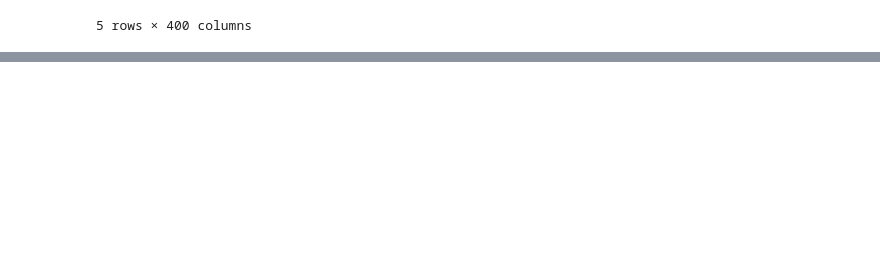
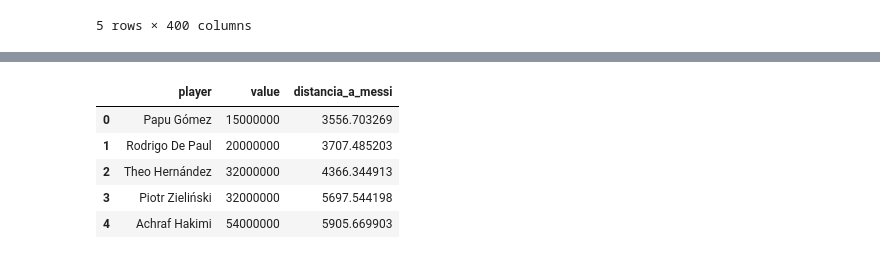
Before and after one commit to joacokoif/tp2_fulbo_ldd, a Jupyter notebook: tp2_LDD_Futbol_Analytics.ipynb, the cells around one changed output, grey strips where cells are left out. Saved outputs shown, nothing was run; the diff lists cells and outputs as text; code cells hidden in the pictures; blank space fills up the shorter version.

```diff
--- a/tp2_LDD_Futbol_Analytics.ipynb
+++ b/tp2_LDD_Futbol_Analytics.ipynb
@@ -546 +555,26 @@ messi_data_num.dropna(inplace=True)
+# %%
+# Calcular la distancia euclidiana entre Messi y todos los jugadores
+distances = euclidean_distances(data_jugadores_num.values, messi_data_num.values.reshape(1, -1))
+
+# Añadir las distancias al dataframe data_jugadores
+data_jugadores['distancia_a_messi'] = distances.flatten()
+
+# Obtener el valor de mercado de Messi para filtrar
+messi_value = messi_data['value'].values[0]
+
+# Filtrar por jugadores cuyo valor de mercado es menor que el de Messi y ordenar por distancia
+similar_a_messi = data_jugadores[data_jugadores['value'] < messi_value].sort_values(by='distancia_a_messi')
+
+# Mostrar la recomendación con las columnas de interés
+recomendacion = similar_a_messi[['player', 'value', 'distancia_a_messi']].reset_index(drop=True).reset_index(drop=True)
+
+# Mostrar el resultado
+recomendacion.head()
+# %% [output]
+|  | player | value | distancia_a_messi |
+| 0 | Papu Gómez | 15000000 | 3556.703269 |
+| 1 | Rodrigo De Paul | 20000000 | 3707.485203 |
+| 2 | Theo Hernández | 32000000 | 4366.344913 |
+| 3 | Piotr Zieliński | 32000000 | 5697.544198 |
+| 4 | Achraf Hakimi | 54000000 | 5905.669903 |
 # %%
```
Also changed, not shown: parts of 10 cells of this notebook.
